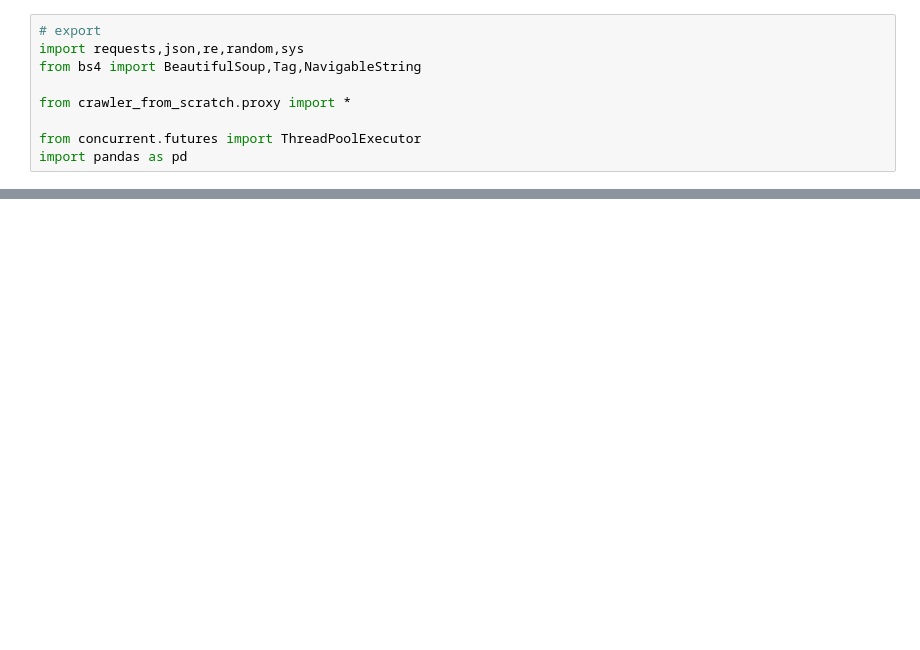
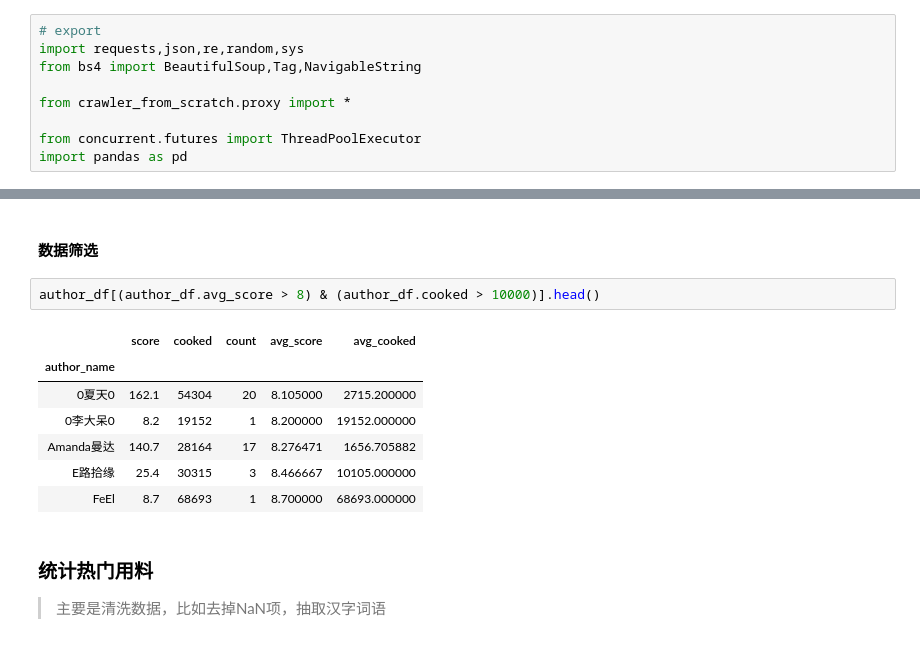
Before and after one commit to neo4dev/crawler_from_scratch, a Jupyter notebook: 13_Data_Analysis.ipynb, the cells around one changed output, grey strips where cells are left out. Cells and saved outputs as stored; diff of their text form; blank space fills up the shorter version.

```diff
--- a/13_Data_Analysis.ipynb
+++ b/13_Data_Analysis.ipynb
@@ -106,0 +149,15 @@ Counter(ings_list).most_common(20)
+# %% [markdown]
+#### 数据筛选
+# %%
+author_df[(author_df.avg_score > 8) & (author_df.cooked > 10000)].head()
+# %% [output]
+|  | score | cooked | count | avg_score | avg_cooked |
+| author_name |  |  |  |  |  |
+| 0夏天0 | 162.1 | 54304 | 20 | 8.105000 | 2715.200000 |
+| 0李大呆0 | 8.2 | 19152 | 1 | 8.200000 | 19152.000000 |
+| Amanda曼达 | 140.7 | 28164 | 17 | 8.276471 | 1656.705882 |
+| E路拾缘 | 25.4 | 30315 | 3 | 8.466667 | 10105.000000 |
+| FeEl | 8.7 | 68693 | 1 | 8.700000 | 68693.000000 |
+# %% [markdown]
+### 统计热门用料
+> 主要是清洗数据，比如去掉NaN项，抽取汉字词语
```
Also changed, not shown: parts of 39 cells of this notebook, 11 other files.
